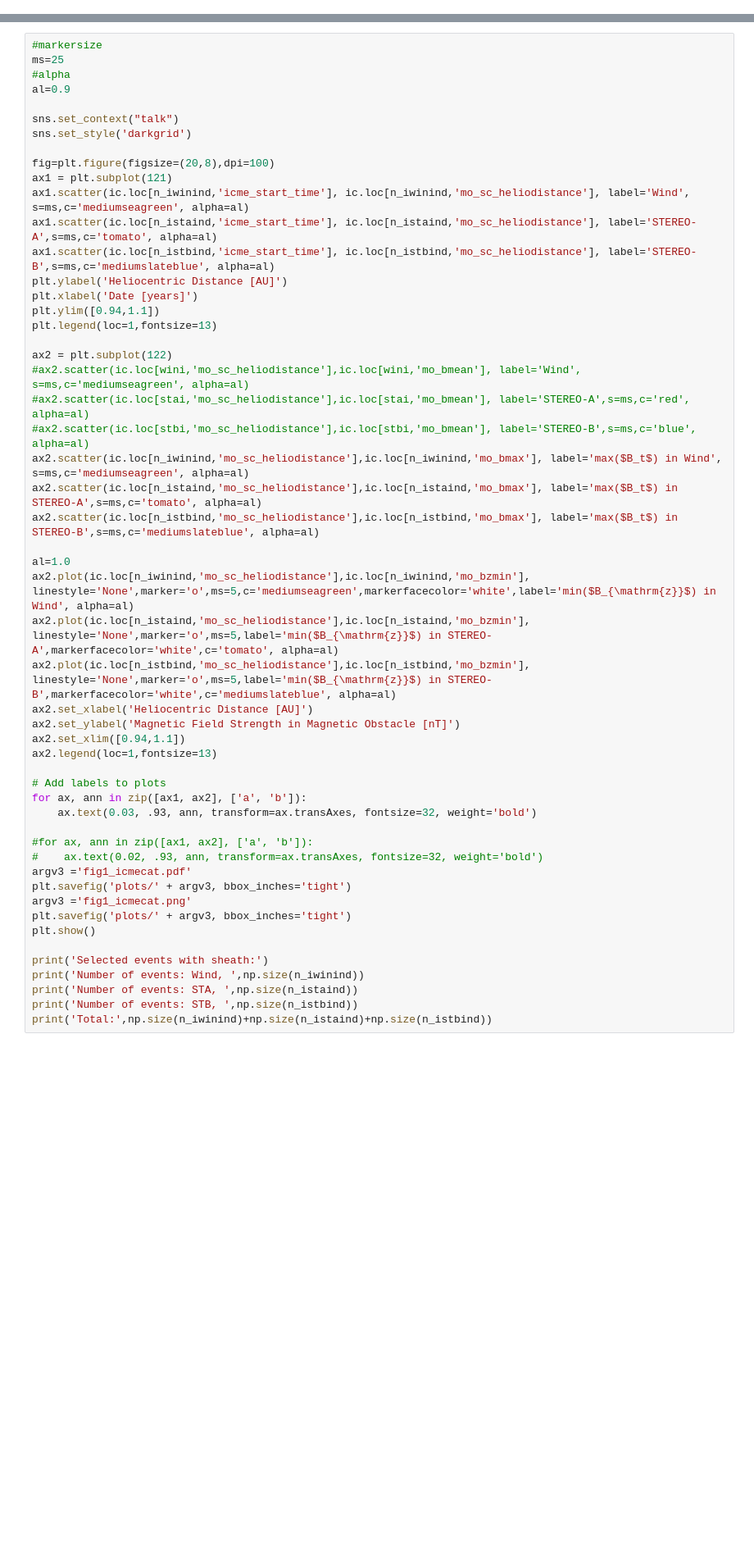
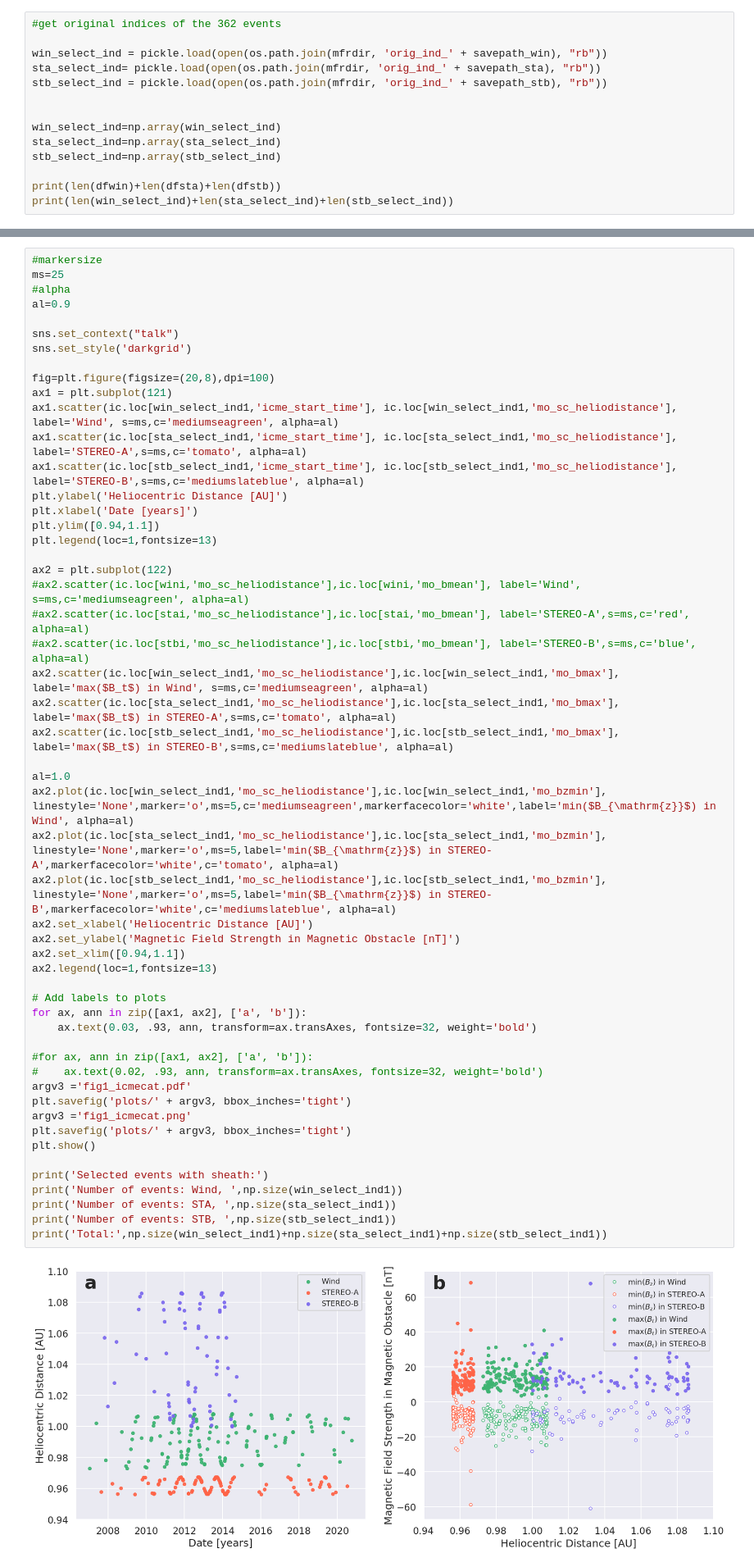
Before and after one commit to helioforecast/Papers, a Jupyter notebook: Reiss2021_MLrope/mfrpred_mreiss_bz.ipynb, the cells around one changed output, grey strips where cells are left out. Shown at 82% size. Saved outputs shown, nothing was run; the diff lists cells and outputs as text; blank space fills up the shorter version.

```diff
--- a/Reiss2021_MLrope/mfrpred_mreiss_bz.ipynb
+++ b/Reiss2021_MLrope/mfrpred_mreiss_bz.ipynb
@@ -373,2 +405,16 @@ Option 2: Loading existing data frame completed
 # %% [markdown]
 #### Clean the data frame by removing NaNs
+# %%
+#get original indices of the 362 events
+
+win_select_ind = pickle.load(open(os.path.join(mfrdir, 'orig_ind_' + savepath_win), "rb"))
+sta_select_ind= pickle.load(open(os.path.join(mfrdir, 'orig_ind_' + savepath_sta), "rb"))
+stb_select_ind = pickle.load(open(os.path.join(mfrdir, 'orig_ind_' + savepath_stb), "rb"))
+
+
+win_select_ind=np.array(win_select_ind)
+sta_select_ind=np.array(sta_select_ind)
+stb_select_ind=np.array(stb_select_ind)
+
+print(len(dfwin)+len(dfsta)+len(dfstb))
+print(len(win_select_ind)+len(sta_select_ind)+len(stb_select_ind))
@@ -429,45 +490,47 @@ sns.set_style('darkgrid')
 
 fig=plt.figure(figsize=(20,8),dpi=100)
 ax1 = plt.subplot(121)
-ax1.scatter(ic.loc[n_iwinind,'icme_start_time'], ic.loc[n_iwinind,'mo_sc_heliodistance'], label='Wind', s=ms,c='mediumseagreen', alpha=al)
-ax1.scatter(ic.loc[n_istaind,'icme_start_time'], ic.loc[n_istaind,'mo_sc_heliodistance'], label='STEREO-A',s=ms,c='tomato', alpha=al)
-ax1.scatter(ic.loc[n_istbind,'icme_start_time'], ic.loc[n_istbind,'mo_sc_heliodistance'], label='STEREO-B',s=ms,c='mediumslateblue', alpha=al)
+ax1.scatter(ic.loc[win_select_ind1,'icme_start_time'], ic.loc[win_select_ind1,'mo_sc_heliodistance'], label='Wind', s=ms,c='mediumseagreen', alpha=al)
+ax1.scatter(ic.loc[sta_select_ind1,'icme_start_time'], ic.loc[sta_select_ind1,'mo_sc_heliodistance'], label='STEREO-A',s=ms,c='tomato', alpha=al)
+ax1.scatter(ic.loc[stb_select_ind1,'icme_start_time'], ic.loc[stb_select_ind1,'mo_sc_heliodistance'], label='STEREO-B',s=ms,c='mediumslateblue', alpha=al)
 plt.ylabel('Heliocentric Distance [AU]')
 plt.xlabel('Date [years]')
 plt.ylim([0.94,1.1])
 plt.legend(loc=1,fontsize=13)
 
 ax2 = plt.subplot(122)
 #ax2.scatter(ic.loc[wini,'mo_sc_heliodistance'],ic.loc[wini,'mo_bmean'], label='Wind', s=ms,c='mediumseagreen', alpha=al)
 #ax2.scatter(ic.loc[stai,'mo_sc_heliodistance'],ic.loc[stai,'mo_bmean'], label='STEREO-A',s=ms,c='red', alpha=al)
 #ax2.scatter(ic.loc[stbi,'mo_sc_heliodistance'],ic.loc[stbi,'mo_bmean'], label='STEREO-B',s=ms,c='blue', alpha=al)
-ax2.scatter(ic.loc[n_iwinind,'mo_sc_heliodistance'],ic.loc[n_iwinind,'mo_bmax'], label='max($B_t$) in Wind', s=ms,c='mediumseagreen', alpha=al)
-ax2.scatter(ic.loc[n_istaind,'mo_sc_heliodistance'],ic.loc[n_istaind,'mo_bmax'], label='max($B_t$) in STEREO-A',s=ms,c='tomato', alpha=al)
-ax2.scatter(ic.loc[n_istbind,'mo_sc_heliodistance'],ic.loc[n_istbind,'mo_bmax'], label='max($B_t$) in STEREO-B',s=ms,c='mediumslateblue', alpha=al)
+ax2.scatter(ic.loc[win_select_ind1,'mo_sc_heliodistance'],ic.loc[win_select_ind1,'mo_bmax'], label='max($B_t$) in Wind', s=ms,c='mediumseagreen', alpha=al)
+ax2.scatter(ic.loc[sta_select_ind1,'mo_sc_heliodistance'],ic.loc[sta_select_ind1,'mo_bmax'], label='max($B_t$) in STEREO-A',s=ms,c='tomato', alpha=al)
+ax2.scatter(ic.loc[stb_select_ind1,'mo_sc_heliodistance'],ic.loc[stb_select_ind1,'mo_bmax'], label='max($B_t$) in STEREO-B',s=ms,c='mediumslateblue', alpha=al)
 
 al=1.0
-ax2.plot(ic.loc[n_iwinind,'mo_sc_heliodistance'],ic.loc[n_iwinind,'mo_bzmin'], linestyle='None',marker='o',ms=5,c='mediumseagreen',markerfacecolor='white',label='min($B_{\mathrm{z}}$) in Wind', alpha=al)
-ax2.plot(ic.loc[n_istaind,'mo_sc_heliodistance'],ic.loc[n_istaind,'mo_bzmin'], linestyle='None',marker='o',ms=5,label='min($B_{\mathrm{z}}$) in STEREO-A',markerfacecolor='white',c='tomato', alpha=al)
-ax2.plot(ic.loc[n_istbind,'mo_sc_heliodistance'],ic.loc[n_istbind,'mo_bzmin'], linestyle='None',marker='o',ms=5,label='min($B_{\mathrm{z}}$) in STEREO-B',markerfacecolor='white',c='mediumslateblue', alpha=al)
+ax2.plot(ic.loc[win_select_ind1,'mo_sc_heliodistance'],ic.loc[win_select_ind1,'mo_bzmin'], linestyle='None',marker='o',ms=5,c='mediumseagreen',markerfacecolor='white',label='min($B_{\mathrm{z}}$) in Wind', alpha=al)
+ax2.plot(ic.loc[sta_select_ind1,'mo_sc_heliodistance'],ic.loc[sta_select_ind1,'mo_bzmin'], linestyle='None',marker='o',ms=5,label='min($B_{\mathrm{z}}$) in STEREO-A',markerfacecolor='white',c='tomato', alpha=al)
+ax2.plot(ic.loc[stb_select_ind1,'mo_sc_heliodistance'],ic.loc[stb_select_ind1,'mo_bzmin'], linestyle='None',marker='o',ms=5,label='min($B_{\mathrm{z}}$) in STEREO-B',markerfacecolor='white',c='mediumslateblue', alpha=al)
 ax2.set_xlabel('Heliocentric Distance [AU]')
 ax2.set_ylabel('Magnetic Field Strength in Magnetic Obstacle [nT]')
 ax2.set_xlim([0.94,1.1])
 ax2.legend(loc=1,fontsize=13)
 
 # Add labels to plots
 for ax, ann in zip([ax1, ax2], ['a', 'b']):
     ax.text(0.03, .93, ann, transform=ax.transAxes, fontsize=32, weight='bold')
 
 #for ax, ann in zip([ax1, ax2], ['a', 'b']):
 #    ax.text(0.02, .93, ann, transform=ax.transAxes, fontsize=32, weight='bold')
 argv3 ='fig1_icmecat.pdf'
 plt.savefig('plots/' + argv3, bbox_inches='tight')
 argv3 ='fig1_icmecat.png'
 plt.savefig('plots/' + argv3, bbox_inches='tight')
 plt.show()
 
 print('Selected events with sheath:')
-print('Number of events: Wind, ',np.size(n_iwinind))
-print('Number of events: STA, ',np.size(n_istaind))
-print('Number of events: STB, ',np.size(n_istbind))
-print('Total:',np.size(n_iwinind)+np.size(n_istaind)+np.size(n_istbind))
+print('Number of events: Wind, ',np.size(win_select_ind1))
+print('Number of events: STA, ',np.size(sta_select_ind1))
+print('Number of events: STB, ',np.size(stb_select_ind1))
+print('Total:',np.size(win_select_ind1)+np.size(sta_select_ind1)+np.size(stb_select_ind1))
+# %% [output]
+[figure, added]
```
Also changed, not shown: parts of 21 cells of this notebook.
